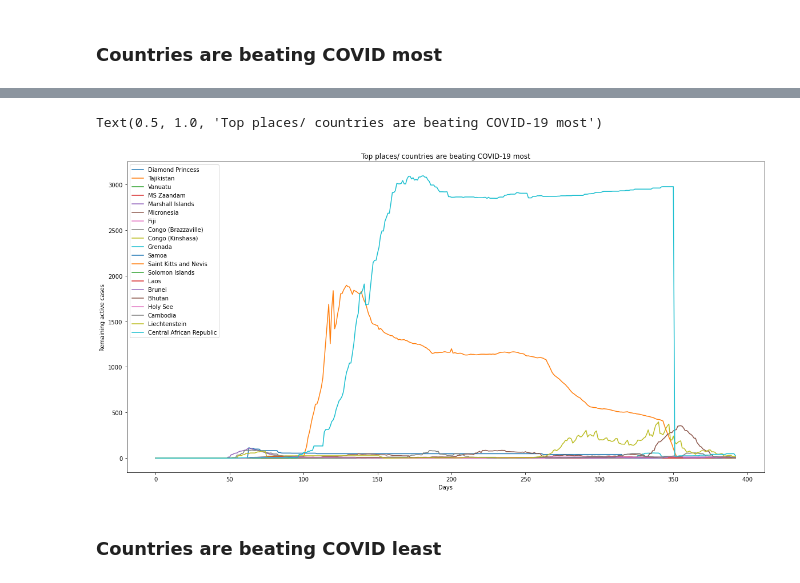
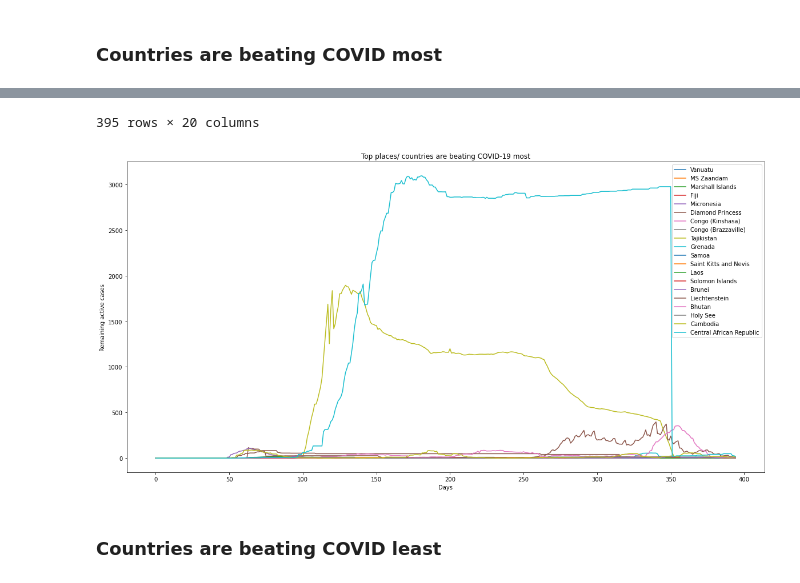
Before and after one commit to lphan/ML-Practices, a Jupyter notebook: 18_Covid-19/18_Covid-19_beatingCovid.ipynb, the cells around one changed output, grey strips where cells are left out. Cells and saved outputs as stored; diff of their text form; code cells hidden in the pictures.

Commit message:
Update result 19.02 and statistic are we beating covid

```diff
--- a/18_Covid-19/18_Covid-19_beatingCovid.ipynb
+++ b/18_Covid-19/18_Covid-19_beatingCovid.ipynb
@@ -85,4 +99,5 @@ total_remaining_df[top_remaining.index].plot()
 plt.xlabel('Days')
 plt.ylabel('Remaining active cases')
 plt.title("Top places/ countries are beating COVID-19 most")
+total_remaining_df[top_remaining.index]
 # %% [output]
@@ -89,5 +116,5 @@ plt.title("Top places/ countries are beating COVID-19 most")
-Text(0.5, 1.0, 'Top places/ countries are beating COVID-19 most')
+395 rows × 20 columns
-[figure, old version]
+[figure, new version]
 # %% [markdown]
 ### Countries are beating COVID least
 # %%
```
Also changed, not shown: parts of 10 cells of this notebook, 17 other files.
